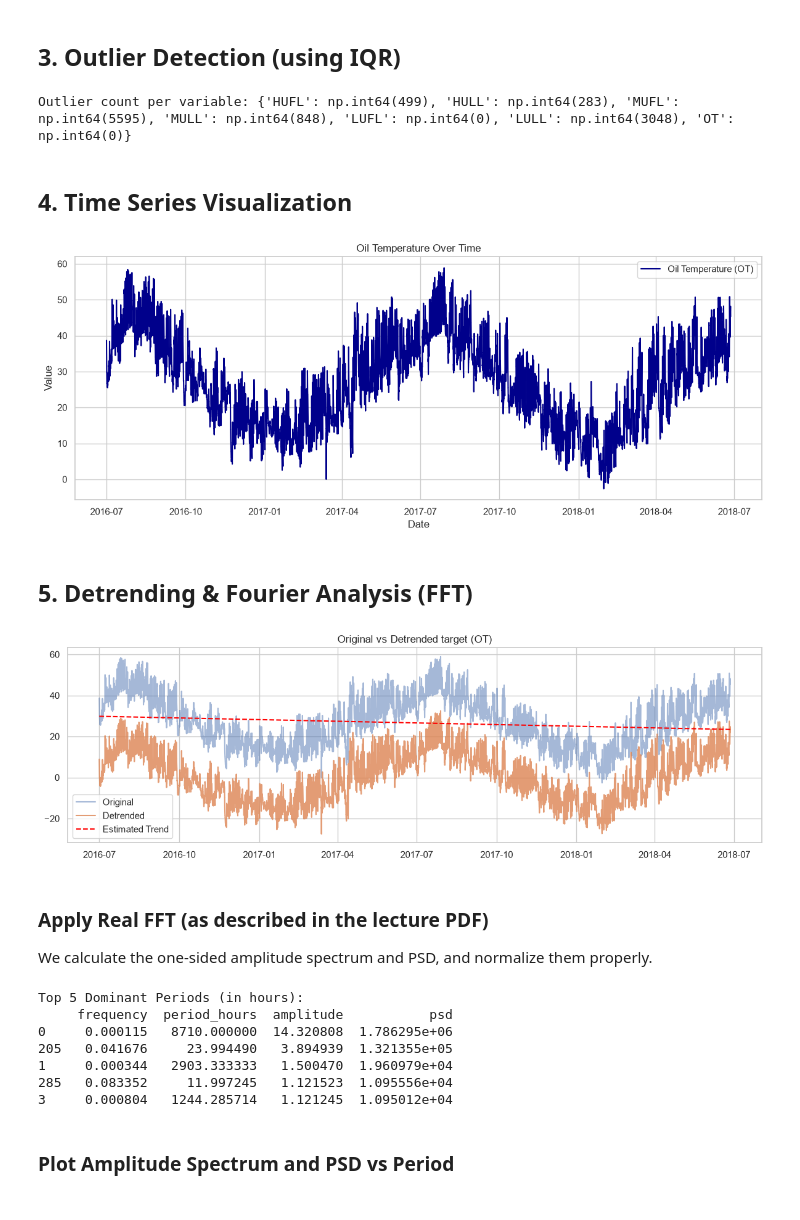
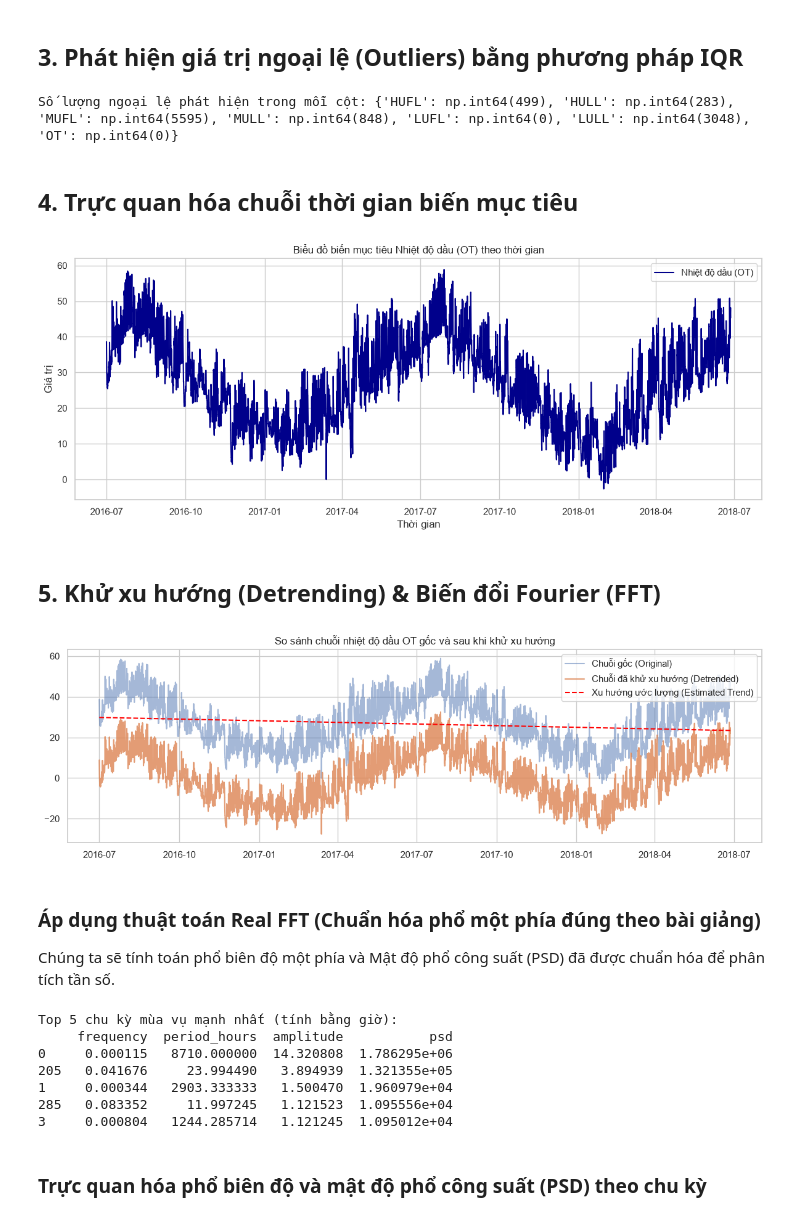
Before and after one commit to kietminh04/time-series-group-04, a Jupyter notebook: notebooks/01_data_exploration.ipynb, the cells around one changed output. Saved outputs shown, nothing was run; the diff lists cells and outputs as text; code cells hidden in the pictures.

Commit message:
translate: hoan thanh dich thu muc notebooks sang tieng Viet va chay lai de luu ket qua

```diff
--- a/notebooks/01_data_exploration.ipynb
+++ b/notebooks/01_data_exploration.ipynb
@@ -50,5 +50,5 @@ Missing values: {'date': 0, 'HUFL': 0, 'HULL': 0, 'MUFL': 0, 'MULL': 0, 'LUFL':
-# %% [markdown]
-## 3. Outlier Detection (using IQR)
+# %% [markdown]
+## 3. Phát hiện giá trị ngoại lệ (Outliers) bằng phương pháp IQR
 # %%
 cols = [c for c in df.columns if c != 'date']
 outliers_count = {}
@@ -61,72 +61,72 @@ for col in cols:
     n_outliers = ((df[col] < lower) | (df[col] > upper)).sum()
     outliers_count[col] = n_outliers
 
-print("Outlier count per variable:", outliers_count)
+print("Số lượng ngoại lệ phát hiện trong mỗi cột:", outliers_count)
 # %% [output]
-Outlier count per variable: {'HUFL': np.int64(499), 'HULL': np.int64(283), 'MUFL': np.int64(5595), 'MULL': np.int64(848), 'LUFL': np.int64(0), 'LULL': np.int64(3048), 'OT': np.int64(0)}
+Số lượng ngoại lệ phát hiện trong mỗi cột: {'HUFL': np.int64(499), 'HULL': np.int64(283), 'MUFL': np.int64(5595), 'MULL': np.int64(848), 'LUFL': np.int64(0), 'LULL': np.int64(3048), 'OT': np.int64(0)}
-# %% [markdown]
-## 4. Time Series Visualization
+# %% [markdown]
+## 4. Trực quan hóa chuỗi thời gian biến mục tiêu
 # %%
 plt.figure()
-plt.plot(df["date"], df["OT"], label="Oil Temperature (OT)", color="darkblue")
-plt.xlabel("Date")
-plt.ylabel("Value")
-plt.title("Oil Temperature Over Time")
+plt.plot(df["date"], df["OT"], label="Nhiệt độ dầu (OT)", color="darkblue")
+plt.xlabel("Thời gian")
+plt.ylabel("Giá trị")
+plt.title("Biểu đồ biến mục tiêu Nhiệt độ dầu (OT) theo thời gian")
 plt.legend()
 plt.tight_layout()
 plt.show()
 # %% [output]
-[figure, old version]
+[figure, new version]
 # %% [markdown]
-## 5. Detrending & Fourier Analysis (FFT)
+## 5. Khử xu hướng (Detrending) & Biến đổi Fourier (FFT)
 # %%
 x_raw = df["OT"].values
 x_detrended = detrend(x_raw)
 trend_hat = x_raw - x_detrended
 
 plt.figure(figsize=(12, 4))
-plt.plot(df["date"], x_raw, label="Original", alpha=0.5)
-plt.plot(df["date"], x_detrended, label="Detrended", alpha=0.8)
-plt.plot(df["date"], trend_hat, label="Estimated Trend", linestyle="--", color="red")
-plt.title("Original vs Detrended target (OT)")
+plt.plot(df["date"], x_raw, label="Chuỗi gốc (Original)", alpha=0.5)
+plt.plot(df["date"], x_detrended, label="Chuỗi đã khử xu hướng (Detrended)", alpha=0.8)
+plt.plot(df["date"], trend_hat, label="Xu hướng ước lượng (Estimated Trend)", linestyle="--", color="red")
+plt.title("So sánh chuỗi nhiệt độ dầu OT gốc và sau khi khử xu hướng")
 plt.legend()
 plt.tight_layout()
 plt.show()
 # %% [output]
-[figure, old version]
+[figure, new version]
-# %% [markdown]
-### Apply Real FFT (as described in the lecture PDF)
-We calculate the one-sided amplitude spectrum and PSD, and normalize them properly.
+# %% [markdown]
+### Áp dụng thuật toán Real FFT (Chuẩn hóa phổ một phía đúng theo bài giảng)
+Chúng ta sẽ tính toán phổ biên độ một phía và Mật độ phổ công suất (PSD) đã được chuẩn hóa để phân tích tần số.
 # %%
 N = len(x_detrended)
-dt = 0.25  # 15-minute resolution = 0.25 hours
-fs = 1.0 / dt  # 4 samples per hour
+dt = 0.25  # 15 phút = 0.25 giờ
+fs = 1.0 / dt  # 4 mẫu trên 1 giờ
 
 X = rfft(x_detrended)
 freqs = rfftfreq(N, d=dt)
 
-# Normalize Amplitude Spectrum
+# Chuẩn hóa Phổ biên độ một phía (DC và Nyquist không nhân đôi)
 amplitude = np.abs(X) / N
 if N % 2 == 0:
     amplitude[1:-1] *= 2
 else:
     amplitude[1:] *= 2
 
-# Normalize Power Spectral Density (PSD)
+# Chuẩn hóa Mật độ phổ công suất một phía (PSD)
 psd = (np.abs(X) ** 2) / (N * fs)
 if N % 2 == 0:
     psd[1:-1] *= 2
 else:
     psd[1:] *= 2
 
-# Filter out frequency = 0 (DC component) to convert to periods
+# Loại bỏ tần số f = 0 (thành phần DC) để đổi sang chu kỳ chuỗi
 valid = freqs > 0
 freqs_nz = freqs[valid]
 amplitude_nz = amplitude[valid]
 psd_nz = psd[valid]
 periods = 1.0 / freqs_nz
 
-# Find dominant peaks using prominence
+# Tìm các đỉnh phổ nổi bật bằng prominence
 peaks, properties = find_peaks(psd_nz, prominence=np.percentile(psd_nz, 98))
 dominant_df = pd.DataFrame({
     "frequency": freqs_nz[peaks],
@@ -135,16 +135,16 @@ dominant_df = pd.DataFrame({
     "psd": psd_nz[peaks]
 }).sort_values(by="psd", ascending=False)
 
-print("Top 5 Dominant Periods (in hours):")
+print("Top 5 chu kỳ mùa vụ mạnh nhất (tính bằng giờ):")
 print(dominant_df.head(5))
 # %% [output]
-Top 5 Dominant Periods (in hours):
+Top 5 chu kỳ mùa vụ mạnh nhất (tính bằng giờ):
      frequency  period_hours  amplitude           psd
 0     0.000115   8710.000000  14.320808  1.786295e+06
 205   0.041676     23.994490   3.894939  1.321355e+05
 1     0.000344   2903.333333   1.500470  1.960979e+04
 285   0.083352     11.997245   1.121523  1.095556e+04
 3     0.000804   1244.285714   1.121245  1.095012e+04
-# %% [markdown]
-### Plot Amplitude Spectrum and PSD vs Period
+# %% [markdown]
+### Trực quan hóa phổ biên độ và mật độ phổ công suất (PSD) theo chu kỳ
 # %%
```
Also changed, not shown: parts of 11 cells of this notebook, 7 other files.
